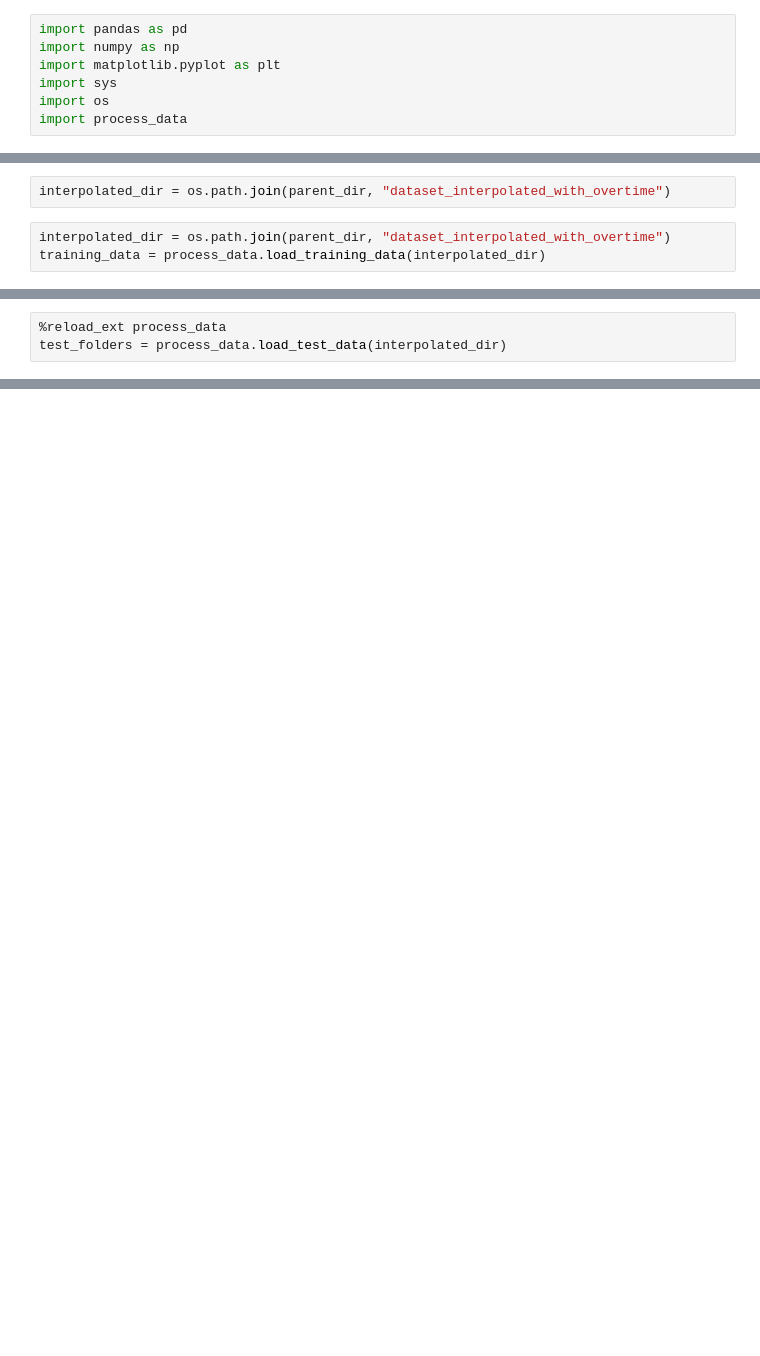
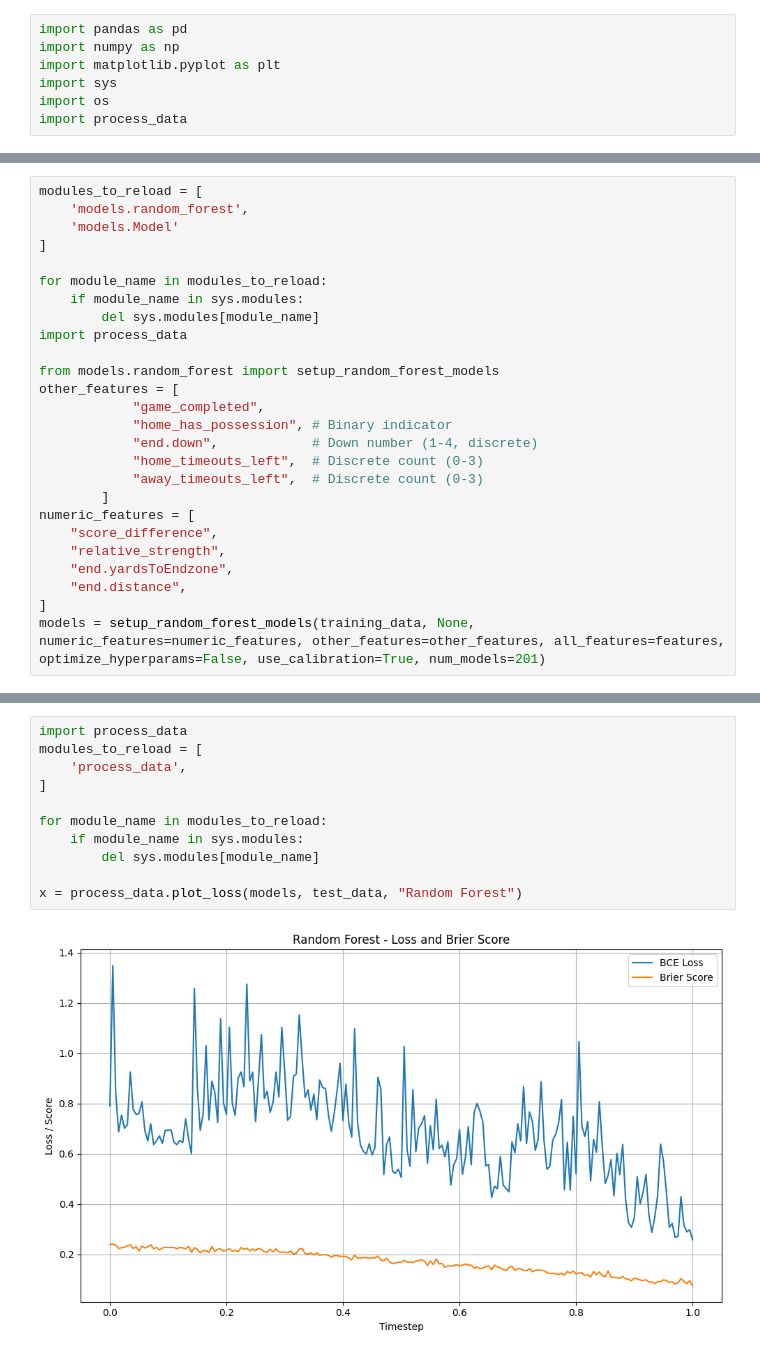
Before and after one commit to alys28/probabilistic_forecasts_football, a Jupyter notebook: NFL/ML/notebooks/random_forest.ipynb, the cells around one changed output, grey strips where cells are left out. Saved outputs shown, nothing was run; the diff lists cells and outputs as text; blank space fills up the shorter version.

```diff
--- a/NFL/ML/notebooks/random_forest.ipynb
+++ b/NFL/ML/notebooks/random_forest.ipynb
@@ -11,5 +15,0 @@ sys.path.append(parent_dir)
-# %%
-interpolated_dir = os.path.join(parent_dir, "dataset_interpolated_with_overtime")
-# %%
-interpolated_dir = os.path.join(parent_dir, "dataset_interpolated_with_overtime")
-training_data = process_data.load_training_data(interpolated_dir)
@@ -80,3 +15,0 @@ importlib.reload(process_data)
-# %%
-%reload_ext process_data
-test_folders = process_data.load_test_data(interpolated_dir)
@@ -138,0 +62,26 @@ Finished writing to game_401547448.csv
+# %%
+modules_to_reload = [
+    'models.random_forest',
+    'models.Model'
+]
+
+for module_name in modules_to_reload:
+    if module_name in sys.modules:
+        del sys.modules[module_name]
+import process_data
+
+from models.random_forest import setup_random_forest_models
+other_features = [
+            "game_completed",
+            "home_has_possession", # Binary indicator
+            "end.down",            # Down number (1-4, discrete)
+            "home_timeouts_left",  # Discrete count (0-3)
+            "away_timeouts_left",  # Discrete count (0-3)
+        ]
+numeric_features = [
+    "score_difference",
+    "relative_strength",
+    "end.yardsToEndzone",
+    "end.distance",
+]
+models = setup_random_forest_models(training_data, None, numeric_features=numeric_features, other_features=other_features, all_features=features, optimize_hyperparams=False, use_calibration=True, num_models=201)
@@ -138,0 +106,13 @@ Finished writing to game_401547448.csv
+# %%
+import process_data
+modules_to_reload = [
+    'process_data',
+]
+
+for module_name in modules_to_reload:
+    if module_name in sys.modules:
+        del sys.modules[module_name]
+
+x = process_data.plot_loss(models, test_data, "Random Forest")
+# %% [output]
+[figure, added]
```
Also changed, not shown: parts of 20 cells of this notebook, 14 other files.
